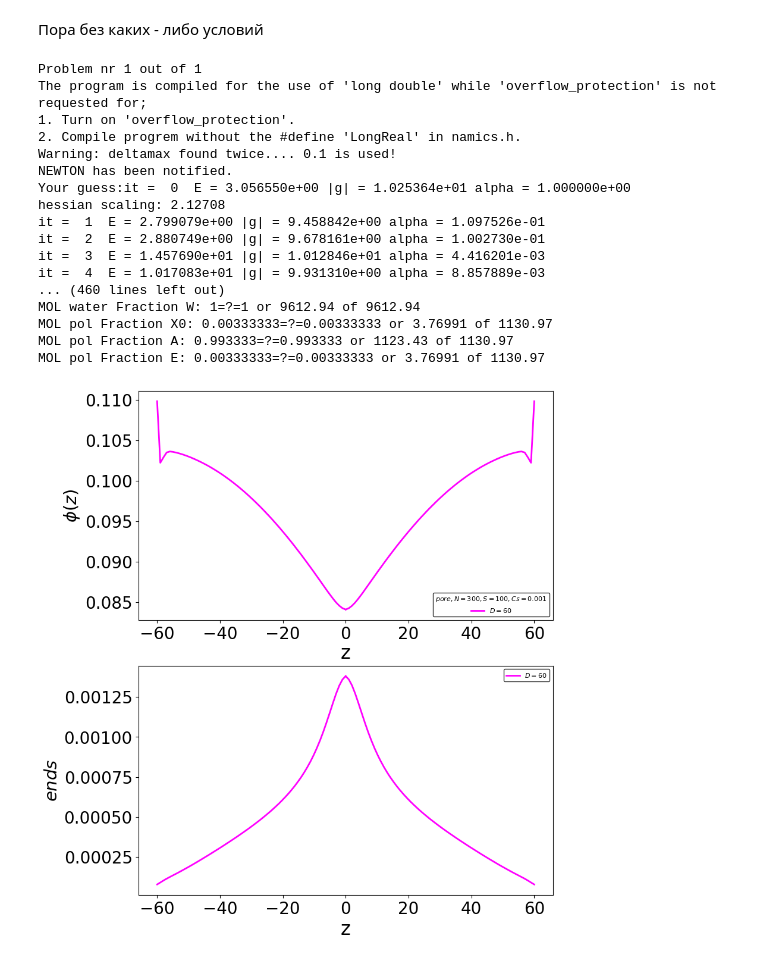
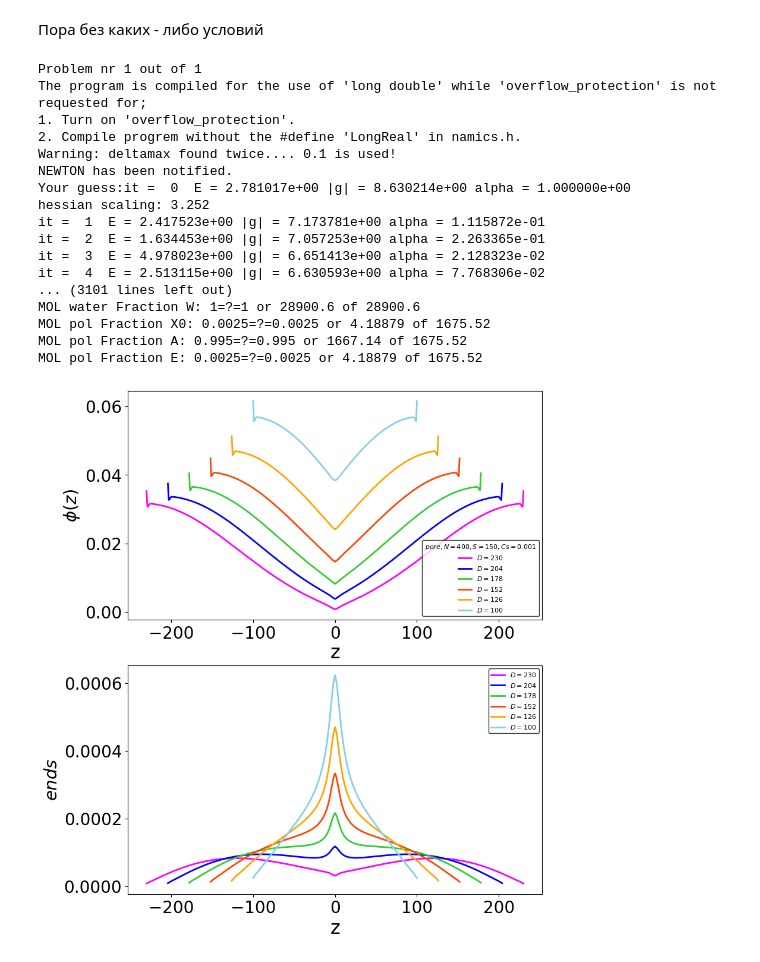
Before and after one commit to salatovaoaoaoa/PB_SCF, a Jupyter notebook: pore_main/research_ends_distribution.ipynb/ends_dist_pore.ipynb, the cells around one changed output. Saved outputs shown, nothing was run; the diff lists cells and outputs as text; code cells hidden in the pictures.

```diff
--- a/pore_main/research_ends_distribution.ipynb/ends_dist_pore.ipynb
+++ b/pore_main/research_ends_distribution.ipynb/ends_dist_pore.ipynb
@@ -10,11 +10,11 @@ import matplotlib.pyplot as plt
 
 from py_utils.generate_pore_in_files import generate_pore_in_files
 # %%
-N = 300
-S = 100
+N = 400
+S = 150
 Cs = 0.001
 alpha = 0.5
-D = np.linspace(60, 60, num = 1)
+D = np.linspace(220, 100, num = 6)
 # %%
 colors = ['fuchsia', 'blue', 'limegreen', 'orangered', 'orange', 'skyblue', 'slateblue', 'black', 'hotpink',
               'crimson', 'aquamarine']
@@ -35,8 +35,8 @@ for d, color in zip(D, colors):
                    Cs = Cs,
                    alpha = alpha,
                    D = round(d),
-                   min_range_value = min(D),
-                   max_range_value = max(D),
+                   min_range_value = 1,
+                   max_range_value = 1,
                     )
 
     c_polymer_pore = np.asarray(pd.read_csv(file_name_pro_pore, sep='\t')['mol_pol_phi'])
@@ -87,45 +87,45 @@ ax2.set_ylabel('$ends$',
 # legend
 ax1.legend(title = f'$pore, N = {N}, S = {S}, Cs = {Cs}$',
     fontsize=8,
             ncol=1,  # количество столбцов
             facecolor='white',  # цвет области
             edgecolor='black',  # цвет крайней линии
             title_fontsize='8',  # размер шрифта заголовка
             loc = 'lower right')
 # legend
 ax2.legend(fontsize=8,
             ncol=1,  # количество столбцов
             facecolor='white',  # цвет области
             edgecolor='black',  # цвет крайней линии   #  заголовок
             title_fontsize='8', loc = 'upper right'  # размер шрифта заголовка
             )
 
 fig.set_figwidth(9)
 fig.set_figheight(11)
 
 plt.rcParams['xtick.labelsize'] = 20
 plt.rcParams['ytick.labelsize'] = 20
 
 plt.show()
 # %% [output]
 Problem nr 1 out of 1
 The program is compiled for the use of 'long double' while 'overflow_protection' is not requested for;
 1. Turn on 'overflow_protection'.
 2. Compile progrem without the #define 'LongReal' in namics.h.
 Warning: deltamax found twice.... 0.1 is used!
 NEWTON has been notified.
-Your guess:it =  0  E = 3.056550e+00 |g| = 1.025364e+01 alpha = 1.000000e+00
-hessian scaling: 2.12708
-it =  1  E = 2.799079e+00 |g| = 9.458842e+00 alpha = 1.097526e-01
-it =  2  E = 2.880749e+00 |g| = 9.678161e+00 alpha = 1.002730e-01
-it =  3  E = 1.457690e+01 |g| = 1.012846e+01 alpha = 4.416201e-03
-it =  4  E = 1.017083e+01 |g| = 9.931310e+00 alpha = 8.857889e-03
-... (460 lines left out)
-MOL water Fraction W: 1=?=1 or 9612.94 of 9612.94
-MOL pol Fraction X0: 0.00333333=?=0.00333333 or 3.76991 of 1130.97
-MOL pol Fraction A: 0.993333=?=0.993333 or 1123.43 of 1130.97
-MOL pol Fraction E: 0.00333333=?=0.00333333 or 3.76991 of 1130.97
+Your guess:it =  0  E = 2.781017e+00 |g| = 8.630214e+00 alpha = 1.000000e+00
+hessian scaling: 3.252
+it =  1  E = 2.417523e+00 |g| = 7.173781e+00 alpha = 1.115872e-01
+it =  2  E = 1.634453e+00 |g| = 7.057253e+00 alpha = 2.263365e-01
+it =  3  E = 4.978023e+00 |g| = 6.651413e+00 alpha = 2.128323e-02
+it =  4  E = 2.513115e+00 |g| = 6.630593e+00 alpha = 7.768306e-02
+... (3101 lines left out)
+MOL water Fraction W: 1=?=1 or 28900.6 of 28900.6
+MOL pol Fraction X0: 0.0025=?=0.0025 or 4.18879 of 1675.52
+MOL pol Fraction A: 0.995=?=0.995 or 1667.14 of 1675.52
+MOL pol Fraction E: 0.0025=?=0.0025 or 4.18879 of 1675.52
-[figure, old version]
+[figure, new version]
 # %%
 ends_pore
 # %% [output]
```
Also changed, not shown: parts of 2 cells of this notebook, 6 other files.
